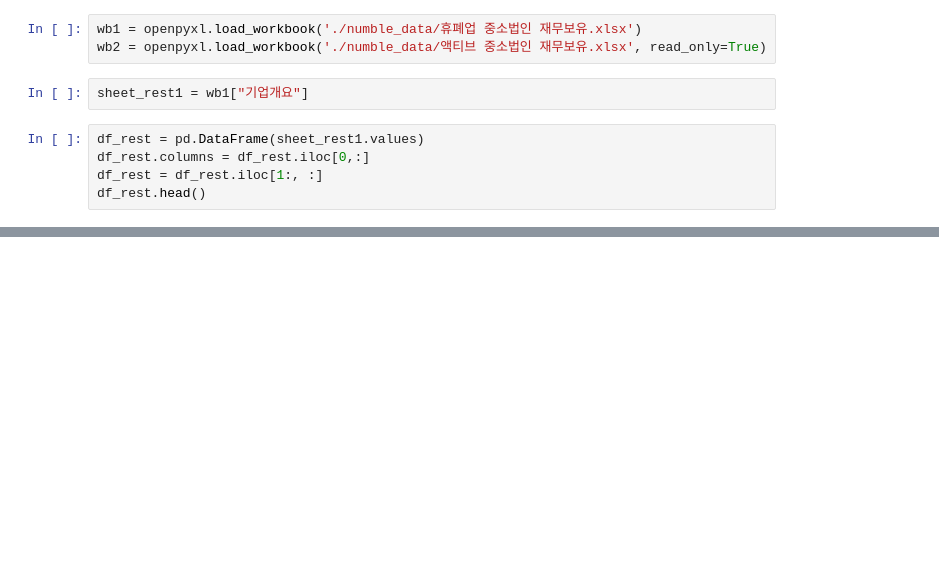
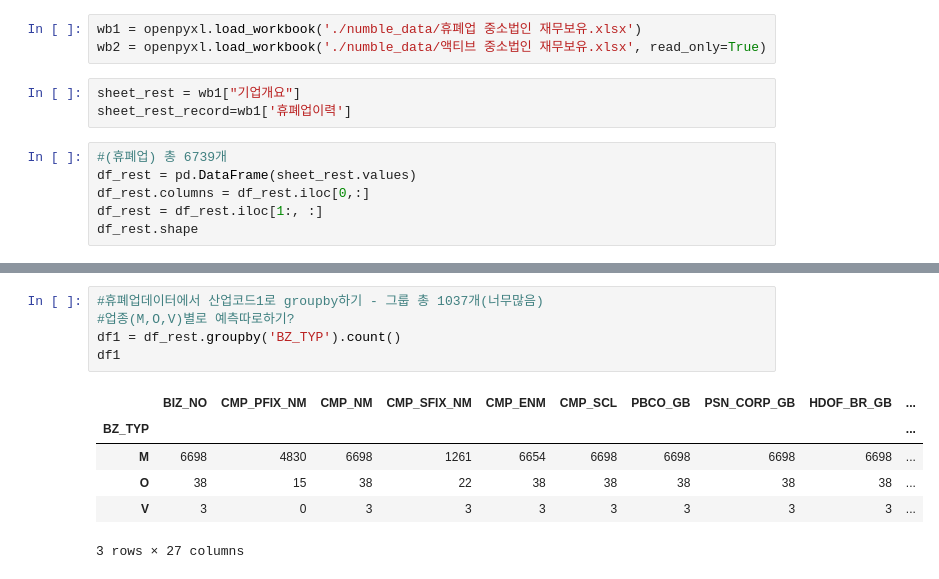
Before and after one commit to kwonwoobin/2022Sesac_1, a Jupyter notebook: numble/numble_data_preprocessing.ipynb, the cells around one changed output, grey strips where cells are left out. Cells and saved outputs as stored; diff of their text form; blank space fills up the shorter version.

```diff
--- a/numble/numble_data_preprocessing.ipynb
+++ b/numble/numble_data_preprocessing.ipynb
@@ -18,10 +22,12 @@ import pandas as pd
 wb1 = openpyxl.load_workbook('./numble_data/휴폐업 중소법인 재무보유.xlsx')
 wb2 = openpyxl.load_workbook('./numble_data/액티브 중소법인 재무보유.xlsx', read_only=True)
 # %%
-sheet_rest1 = wb1["기업개요"]
+sheet_rest = wb1["기업개요"]
+sheet_rest_record=wb1['휴폐업이력']
 # %%
-df_rest = pd.DataFrame(sheet_rest1.values)
+#(휴폐업) 총 6739개
+df_rest = pd.DataFrame(sheet_rest.values)
 df_rest.columns = df_rest.iloc[0,:]
 df_rest = df_rest.iloc[1:, :]
-df_rest.head()
+df_rest.shape
 # %% [output]
@@ -96,0 +78,12 @@ df_select.loc[]
+# %%
+#휴폐업데이터에서 산업코드1로 groupby하기 - 그룹 총 1037개(너무많음)
+#업종(M,O,V)별로 예측따로하기?
+df1 = df_rest.groupby('BZ_TYP').count()
+df1
+# %% [output]
+|  | BIZ_NO | CMP_PFIX_NM | CMP_NM | CMP_SFIX_NM | CMP_ENM | CMP_SCL | PBCO_GB | PSN_CORP_GB | HDOF_BR_GB | ... |
+| BZ_TYP |  |  |  |  |  |  |  |  |  | ... |
+| M | 6698 | 4830 | 6698 | 1261 | 6654 | 6698 | 6698 | 6698 | 6698 | ... |
+| O | 38 | 15 | 38 | 22 | 38 | 38 | 38 | 38 | 38 | ... |
+| V | 3 | 0 | 3 | 3 | 3 | 3 | 3 | 3 | 3 | ... |
+3 rows × 27 columns
```
Also changed, not shown: parts of 28 cells of this notebook.
